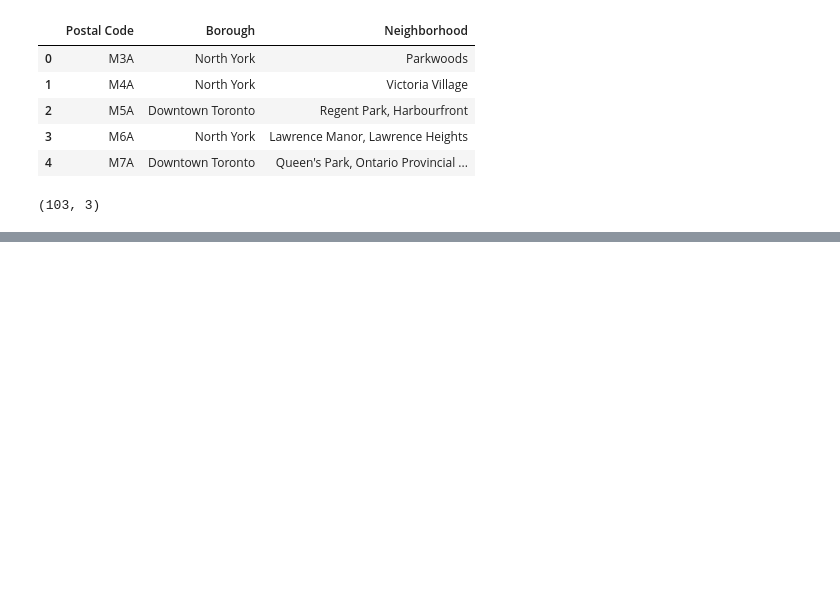
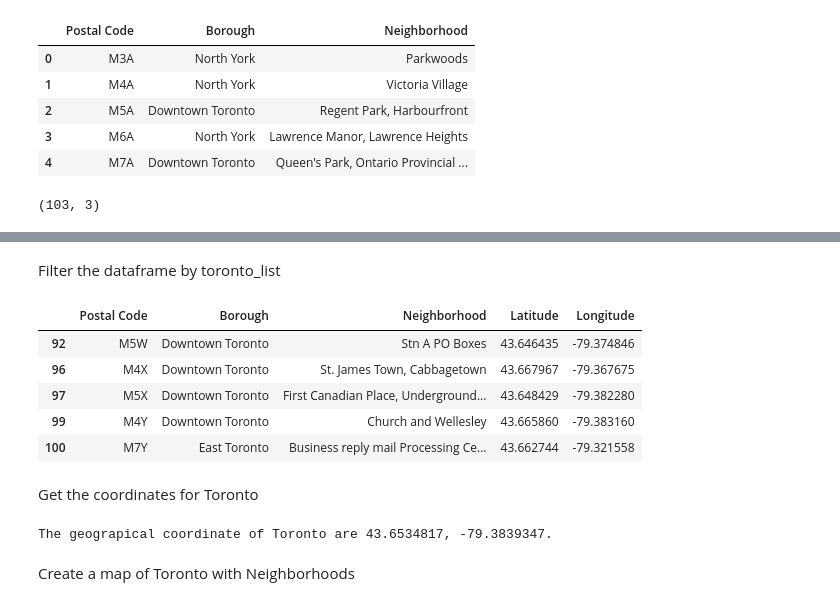
Before and after one commit to Rafal-Py/Coursera_Capstone, a Jupyter notebook: IBM Data Science Capstone.ipynb, the cells around one changed output, grey strips where cells are left out. Cells and saved outputs as stored; diff of their text form; code cells hidden in the pictures; blank space fills up the shorter version.

```diff
--- a/IBM Data Science Capstone.ipynb
+++ b/IBM Data Science Capstone.ipynb
@@ -39,0 +91,26 @@ df.shape
+# %% [markdown]
+Filter the dataframe by toronto_list
+# %%
+toronto_df = coord_df[coord_df.Borough.isin(toronto_list)]
+toronto_df.head()
+# %% [output]
+|  | Postal Code | Borough | Neighborhood | Latitude | Longitude |
+| 92 | M5W | Downtown Toronto | Stn A PO Boxes | 43.646435 | -79.374846 |
+| 96 | M4X | Downtown Toronto | St. James Town, Cabbagetown | 43.667967 | -79.367675 |
+| 97 | M5X | Downtown Toronto | First Canadian Place, Underground... | 43.648429 | -79.382280 |
+| 99 | M4Y | Downtown Toronto | Church and Wellesley | 43.665860 | -79.383160 |
+| 100 | M7Y | East Toronto | Business reply mail Processing Ce... | 43.662744 | -79.321558 |
+# %% [markdown]
+Get the coordinates for Toronto
+# %%
+address = 'Toronto'
+
+geolocator = Nominatim(user_agent="ny_explorer")
+location = geolocator.geocode(address)
+latitude = location.latitude
+longitude = location.longitude
+print('The geograpical coordinate of Toronto are {}, {}.'.format(latitude, longitude))
+# %% [output]
+The geograpical coordinate of Toronto are 43.6534817, -79.3839347.
+# %% [markdown]
+Create a map of Toronto with Neighborhoods
```
Also changed, not shown: parts of 9 cells of this notebook, 1 other file.
